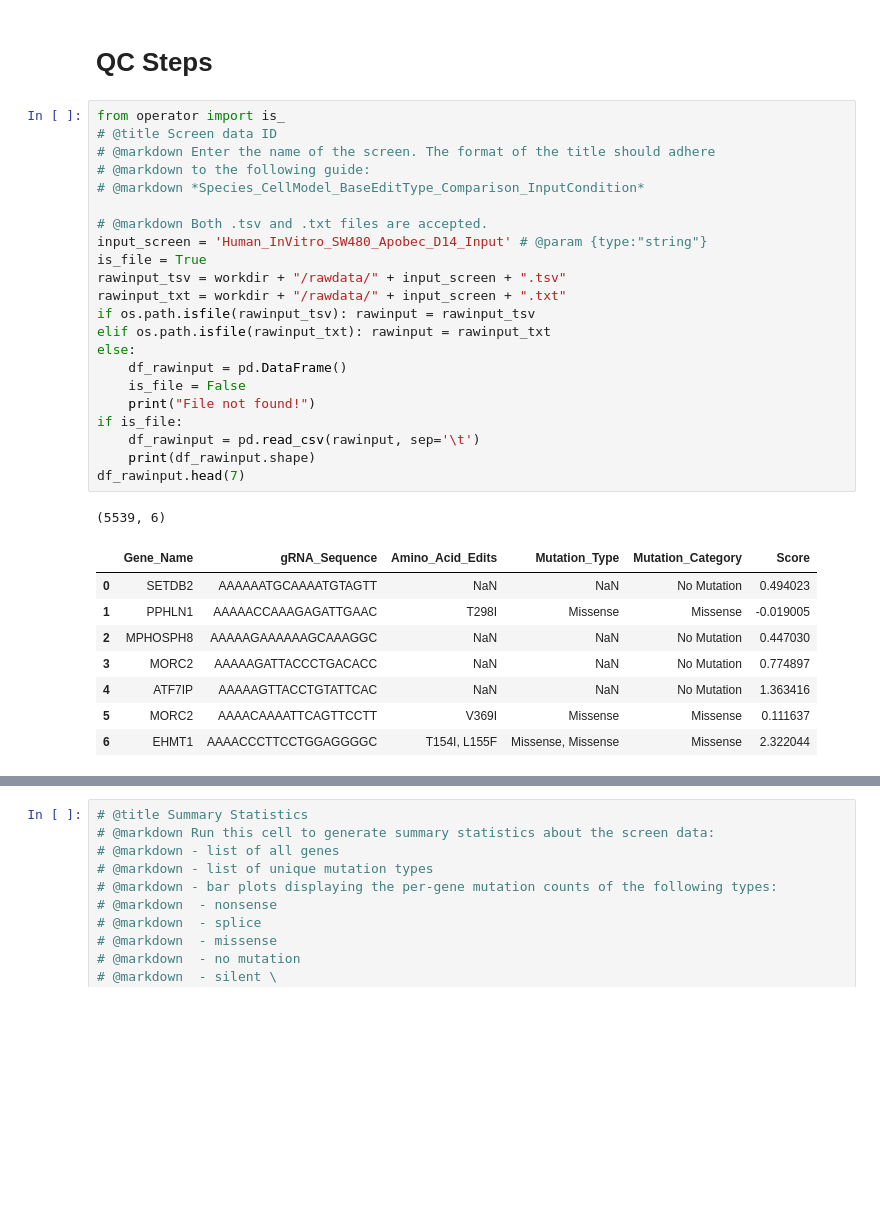
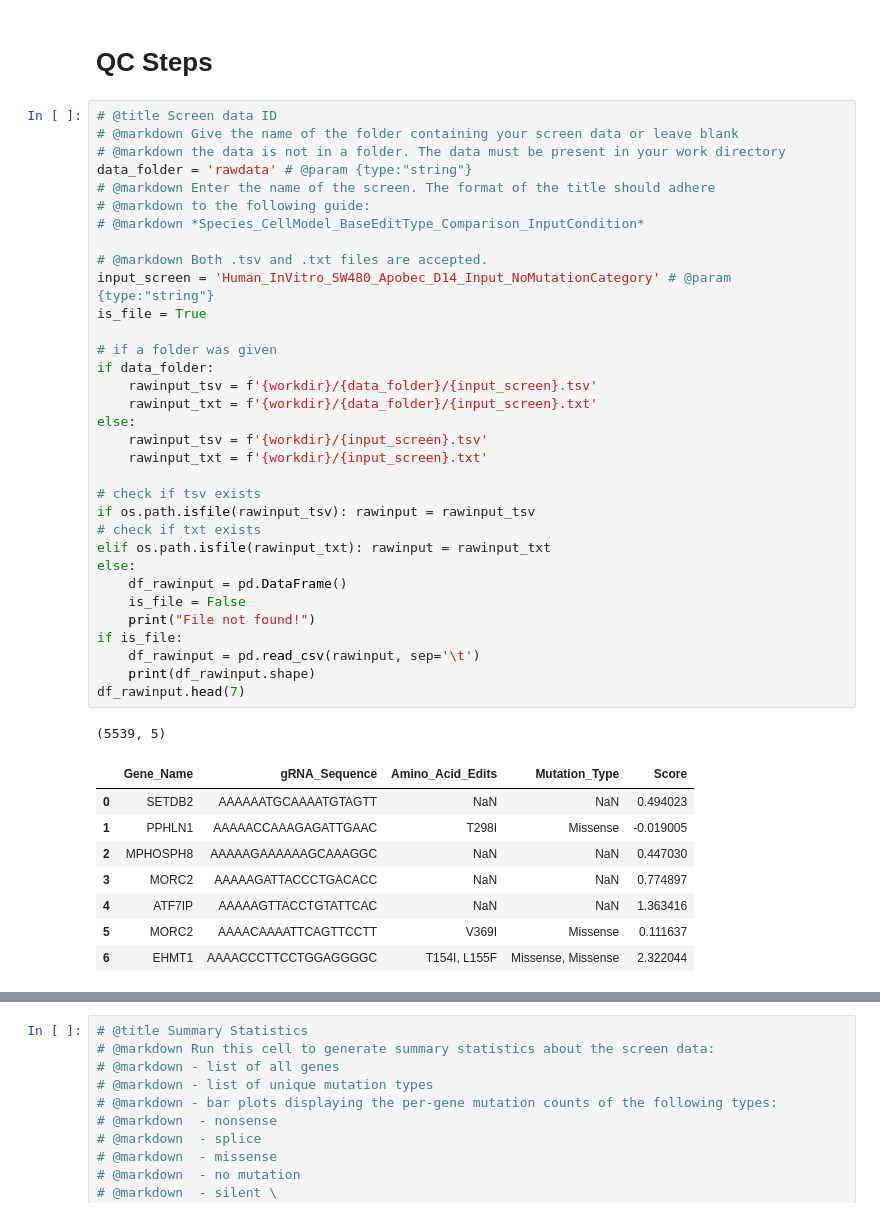
Before and after one commit to broadinstitute/BEClust3D, a Jupyter notebook: SingleScreen_MultipleGene_v1.ipynb, the cells around one changed output, grey strips where cells are left out. Drawn from its saved outputs; the diff is of its cells as text; blank space fills up the shorter version.

```diff
--- a/SingleScreen_MultipleGene_v1.ipynb
+++ b/SingleScreen_MultipleGene_v1.ipynb
@@ -87,34 +123,45 @@ else:
 # %% [markdown]
 # QC Steps
 # %%
-from operator import is_
 # @title Screen data ID
+# @markdown Give the name of the folder containing your screen data or leave blank
+# @markdown the data is not in a folder. The data must be present in your work directory
+data_folder = 'rawdata' # @param {type:"string"}
 # @markdown Enter the name of the screen. The format of the title should adhere
 # @markdown to the following guide:
 # @markdown *Species_CellModel_BaseEditType_Comparison_InputCondition*
 
 # @markdown Both .tsv and .txt files are accepted.
-input_screen = 'Human_InVitro_SW480_Apobec_D14_Input' # @param {type:"string"}
+input_screen = 'Human_InVitro_SW480_Apobec_D14_Input_NoMutationCategory' # @param {type:"string"}
 is_file = True
-rawinput_tsv = workdir + "/rawdata/" + input_screen + ".tsv"
-rawinput_txt = workdir + "/rawdata/" + input_screen + ".txt"
+
+# if a folder was given
+if data_folder:
+    rawinput_tsv = f'{workdir}/{data_folder}/{input_screen}.tsv'
+    rawinput_txt = f'{workdir}/{data_folder}/{input_screen}.txt'
+else:
+    rawinput_tsv = f'{workdir}/{input_screen}.tsv'
+    rawinput_txt = f'{workdir}/{input_screen}.txt'
+
+# check if tsv exists
 if os.path.isfile(rawinput_tsv): rawinput = rawinput_tsv
+# check if txt exists
 elif os.path.isfile(rawinput_txt): rawinput = rawinput_txt
 else:
     df_rawinput = pd.DataFrame()
     is_file = False
     print("File not found!")
 if is_file:
     df_rawinput = pd.read_csv(rawinput, sep='\t')
     print(df_rawinput.shape)
 df_rawinput.head(7)
 # %% [output]
-(5539, 6)
+(5539, 5)
-|  | Gene_Name | gRNA_Sequence | Amino_Acid_Edits | Mutation_Type | Mutation_Category | Score |
-| 0 | SETDB2 | AAAAAATGCAAAATGTAGTT | NaN | NaN | No Mutation | 0.494023 |
-| 1 | PPHLN1 | AAAAACCAAAGAGATTGAAC | T298I | Missense | Missense | -0.019005 |
-| 2 | MPHOSPH8 | AAAAAGAAAAAAGCAAAGGC | NaN | NaN | No Mutation | 0.447030 |
-| 3 | MORC2 | AAAAAGATTACCCTGACACC | NaN | NaN | No Mutation | 0.774897 |
-| 4 | ATF7IP | AAAAAGTTACCTGTATTCAC | NaN | NaN | No Mutation | 1.363416 |
-| 5 | MORC2 | AAAACAAAATTCAGTTCCTT | V369I | Missense | Missense | 0.111637 |
-| 6 | EHMT1 | AAAACCCTTCCTGGAGGGGC | T154I, L155F | Missense, Missense | Missense | 2.322044 |
+|  | Gene_Name | gRNA_Sequence | Amino_Acid_Edits | Mutation_Type | Score |
+| 0 | SETDB2 | AAAAAATGCAAAATGTAGTT | NaN | NaN | 0.494023 |
+| 1 | PPHLN1 | AAAAACCAAAGAGATTGAAC | T298I | Missense | -0.019005 |
+| 2 | MPHOSPH8 | AAAAAGAAAAAAGCAAAGGC | NaN | NaN | 0.447030 |
+| 3 | MORC2 | AAAAAGATTACCCTGACACC | NaN | NaN | 0.774897 |
+| 4 | ATF7IP | AAAAAGTTACCTGTATTCAC | NaN | NaN | 1.363416 |
+| 5 | MORC2 | AAAACAAAATTCAGTTCCTT | V369I | Missense | 0.111637 |
+| 6 | EHMT1 | AAAACCCTTCCTGGAGGGGC | T154I, L155F | Missense, Missense | 2.322044 |
```
Also changed, not shown: parts of 6 cells of this notebook.
